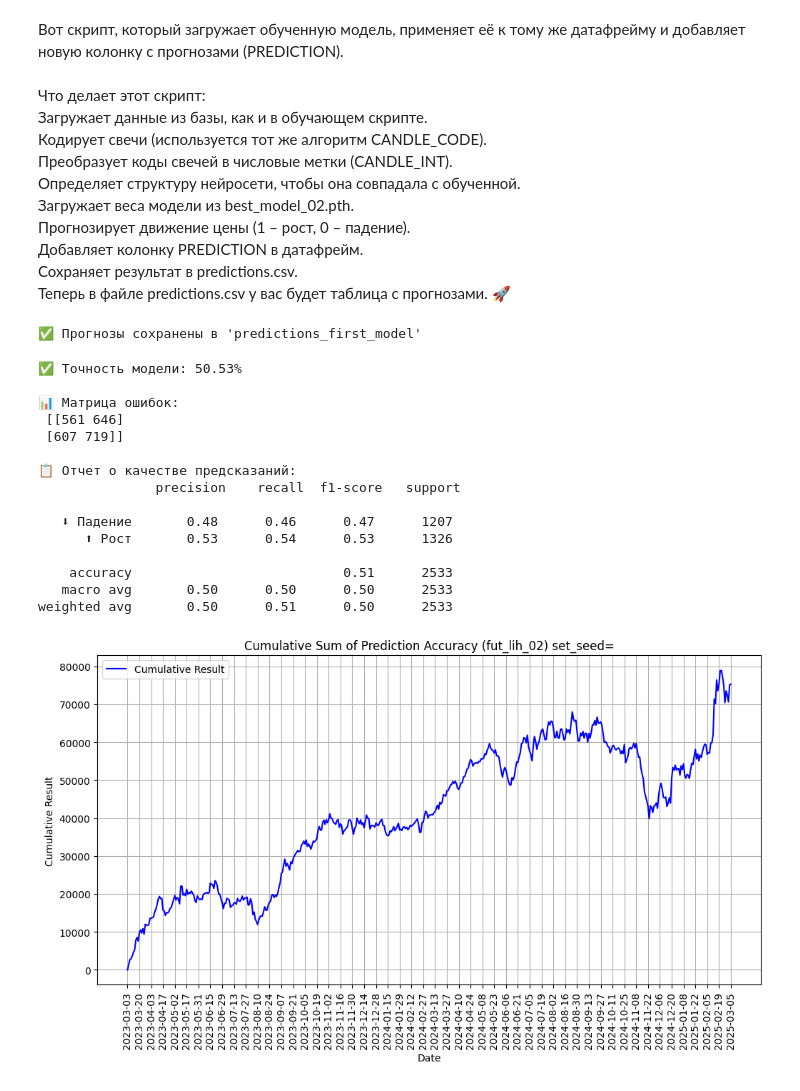
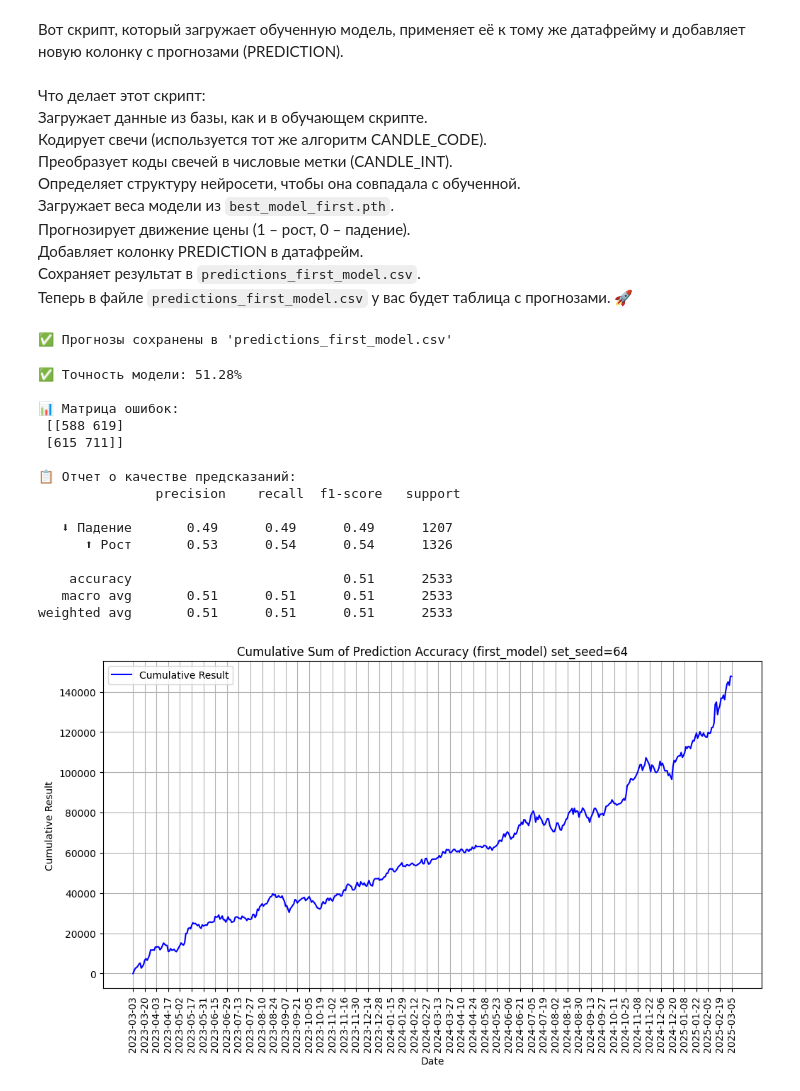
Before and after one commit to Alkor135/quote_prepare, a Jupyter notebook: RTS_fut_lihovidov_model/anlize_first_model.ipynb, the cells around one changed output. Drawn from its saved outputs; the diff is of its cells as text; code cells hidden in the pictures.

```diff
--- a/RTS_fut_lihovidov_model/anlize_first_model.ipynb
+++ b/RTS_fut_lihovidov_model/anlize_first_model.ipynb
@@ -6,11 +6,11 @@
 Кодирует свечи (используется тот же алгоритм CANDLE_CODE).
 Преобразует коды свечей в числовые метки (CANDLE_INT).
 Определяет структуру нейросети, чтобы она совпадала с обученной.
-Загружает веса модели из best_model_02.pth.
+Загружает веса модели из `best_model_first.pth`.
 Прогнозирует движение цены (1 – рост, 0 – падение).
 Добавляет колонку PREDICTION в датафрейм.
-Сохраняет результат в predictions.csv.
-Теперь в файле predictions.csv у вас будет таблица с прогнозами. 🚀
+Сохраняет результат в `predictions_first_model.csv`.
+Теперь в файле `predictions_first_model.csv` у вас будет таблица с прогнозами. 🚀
 # %%
 import sqlite3
 import torch
@@ -98,16 +98,17 @@ with torch.no_grad():
 df_fut['PREDICTION'] = [None] * window_size + predictions
 
 # === 7. СОХРАНЕНИЕ РЕЗУЛЬТАТОВ ===
-df_fut.to_csv("predictions_first_model.csv", index=False)
-print("✅ Прогнозы сохранены в 'predictions_first_model'")
+predictions_file = r"predictions_first_model.csv"
+df_fut.to_csv(predictions_file, index=False)
+print(f"✅ Прогнозы сохранены в '{predictions_file}'")
 # %% [output]
-✅ Прогнозы сохранены в 'predictions_first_model'
+✅ Прогнозы сохранены в 'predictions_first_model.csv'
 # %%
 import pandas as pd
 from sklearn.metrics import accuracy_score, confusion_matrix, classification_report
 
 # === 1. ЗАГРУЗКА РЕЗУЛЬТАТОВ ===
-df_fut = pd.read_csv("predictions_first_model.csv")
+df_fut = pd.read_csv(predictions_file)
 
 # === 2. ДОБАВЛЯЕМ ФАКТИЧЕСКИЙ НАПРАВЛЕНИЕ ЦЕНЫ ===
 df_fut['ACTUAL'] = (df_fut['CLOSE'].diff() > 0).astype(int)
@@ -132,21 +133,21 @@ report = classification_report(
     )
 print("\n📋 Отчет о качестве предсказаний:\n", report)
 # %% [output]
-✅ Точность модели: 50.53%
+✅ Точность модели: 51.28%
 
 📊 Матрица ошибок:
- [[561 646]
- [607 719]]
+ [[588 619]
+ [615 711]]
 
 📋 Отчет о качестве предсказаний:
                precision    recall  f1-score   support
 
-   ⬇ Падение       0.48      0.46      0.47      1207
-      ⬆ Рост       0.53      0.54      0.53      1326
+   ⬇ Падение       0.49      0.49      0.49      1207
+      ⬆ Рост       0.53      0.54      0.54      1326
 
     accuracy                           0.51      2533
-   macro avg       0.50      0.50      0.50      2533
-weighted avg       0.50      0.51      0.50      2533
+   macro avg       0.51      0.51      0.51      2533
+weighted avg       0.51      0.51      0.51      2533
 # %%
 '''
 Здесь используется смещение колонки прогноза для сравнения прогноза и факта.
@@ -155,7 +156,7 @@ import pandas as pd
 import matplotlib.pyplot as plt
 
 # === 1. ЗАГРУЗКА ФАЙЛА И ОТБОР ПОСЛЕДНИХ 20% ===
-df = pd.read_csv("predictions_first_model.csv")
+df = pd.read_csv(predictions_file)
 
 split = int(len(df) * 0.8)  # 80% - обучающая выборка, 20% - тестовая
 df = df.iloc[split:].copy()  # Берем последние 20%
@@ -165,35 +166,35 @@ df["PREDICTION_SHIFTED"] = df["PREDICTION"].shift(1)  # Смещаем ввер
 
 # df
 
 # === 3. РАСЧЁТ РЕЗУЛЬТАТОВ ПРОГНОЗА ===
 def calculate_result(row):
     if pd.isna(row["PREDICTION_SHIFTED"]):  # Если NaN после сдвига
         return 0  # Можно удалить или оставить 0
 
     true_direction = 1 if row["CLOSE"] > row["OPEN"] else 0
     predicted_direction = row["PREDICTION_SHIFTED"]
 
     difference = abs(row["CLOSE"] - row["OPEN"])
     return difference if true_direction == predicted_direction else -difference
 
 df["RESULT"] = df.apply(calculate_result, axis=1)
 
 # === 4. ПОСТРОЕНИЕ КУМУЛЯТИВНОГО ГРАФИКА ===
 df["CUMULATIVE_RESULT"] = df["RESULT"].cumsum()
 
 plt.figure(figsize=(12, 6))
 plt.plot(df["TRADEDATE"], df["CUMULATIVE_RESULT"], label="Cumulative Result", color="b")
 plt.xlabel("Date")
 plt.ylabel("Cumulative Result")
-plt.title("Cumulative Sum of Prediction Accuracy (fut_lih_02) set_seed=")
+plt.title("Cumulative Sum of Prediction Accuracy (first_model) set_seed=64")
 plt.legend()
 plt.grid()
 
 # plt.xticks(rotation=45)
 plt.xticks(df["TRADEDATE"][::10], rotation=90)
 plt.show()
 # %% [output]
-[figure, old version]
+[figure, new version]
 # %%
 df
 # %% [output]
```
Also changed, not shown: parts of 1 cell of this notebook, 5 other files.
